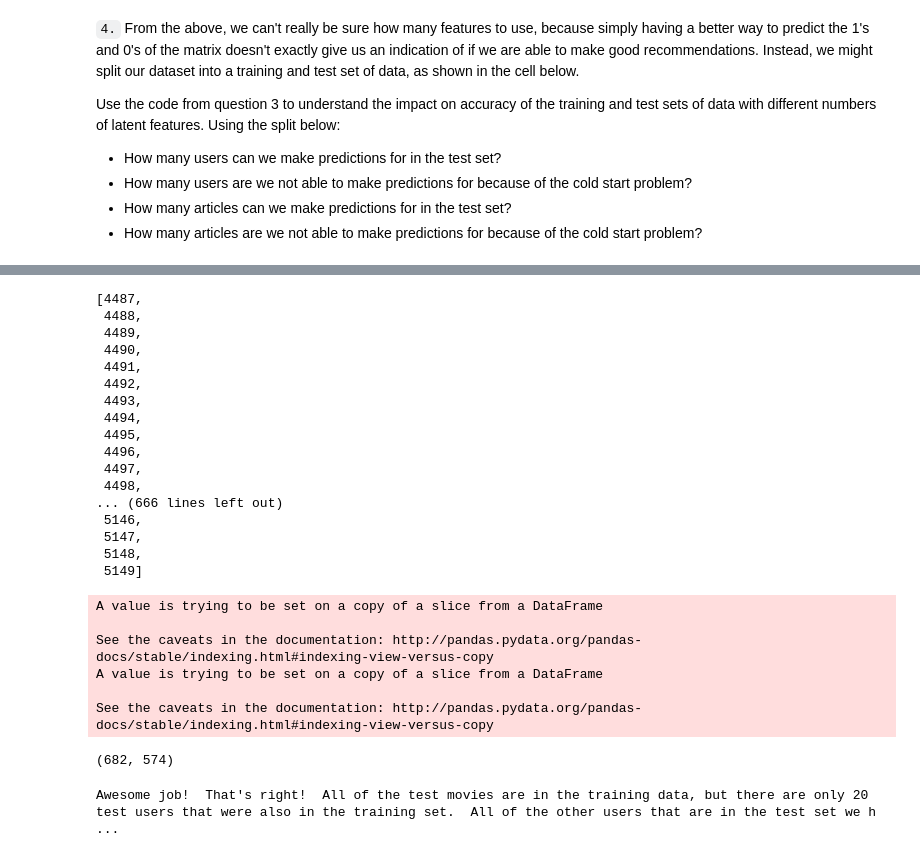
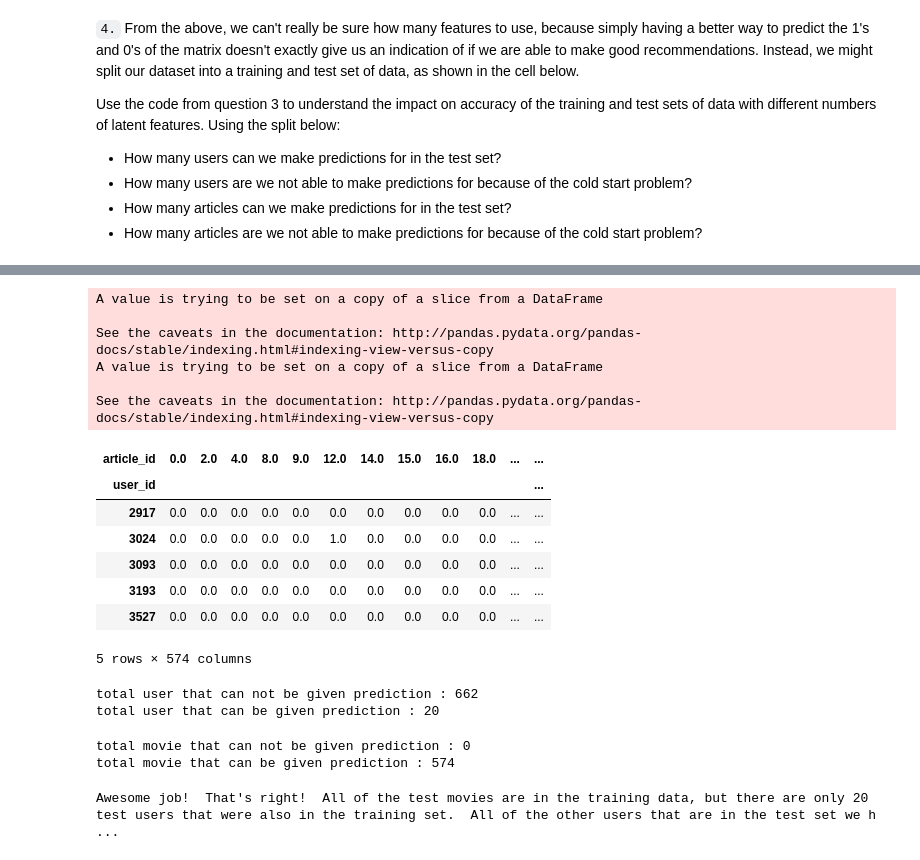
Before and after one commit to irfanespe/RecommendationWithIBM, a Jupyter notebook: Recommendations_with_IBM.ipynb, the cells around one changed output, grey strips where cells are left out. Cells and saved outputs as stored; diff of their text form; code cells hidden in the pictures.

```diff
--- a/Recommendations_with_IBM.ipynb
+++ b/Recommendations_with_IBM.ipynb
@@ -808,23 +982,3 @@ df.head(20).drop(columns={'title'})
-# %%
-list(df_test.user_id.unique())
-# %% [output]
-[4487,
- 4488,
- 4489,
- 4490,
- 4491,
- 4492,
- 4493,
- 4494,
- 4495,
- 4496,
- 4497,
- 4498,
-... (666 lines left out)
- 5146,
- 5147,
- 5148,
- 5149]
 # %%
 df_train = df.head(40000)
 df_test = df.tail(5993)
@@ -872,7 +1026,15 @@ See the caveats in the documentation: http://pandas.pydata.org/pandas-docs/stabl
 A value is trying to be set on a copy of a slice from a DataFrame
 
 See the caveats in the documentation: http://pandas.pydata.org/pandas-docs/stable/indexing.html#indexing-view-versus-copy
-# %%
-user_item_test.notnull().shape
-# %% [output]
-(682, 574)
+# %%
+# user and article numbers
+user_item_test.head()
+# %% [output]
+| article_id | 0.0 | 2.0 | 4.0 | 8.0 | 9.0 | 12.0 | 14.0 | 15.0 | 16.0 | 18.0 | ... | ... |
+| user_id |  |  |  |  |  |  |  |  |  |  |  | ... |
+| 2917 | 0.0 | 0.0 | 0.0 | 0.0 | 0.0 | 0.0 | 0.0 | 0.0 | 0.0 | 0.0 | ... | ... |
+| 3024 | 0.0 | 0.0 | 0.0 | 0.0 | 0.0 | 1.0 | 0.0 | 0.0 | 0.0 | 0.0 | ... | ... |
+| 3093 | 0.0 | 0.0 | 0.0 | 0.0 | 0.0 | 0.0 | 0.0 | 0.0 | 0.0 | 0.0 | ... | ... |
+| 3193 | 0.0 | 0.0 | 0.0 | 0.0 | 0.0 | 0.0 | 0.0 | 0.0 | 0.0 | 0.0 | ... | ... |
+| 3527 | 0.0 | 0.0 | 0.0 | 0.0 | 0.0 | 0.0 | 0.0 | 0.0 | 0.0 | 0.0 | ... | ... |
+5 rows × 574 columns
@@ -879,3 +1043,35 @@ user_item_test.notnull().shape
+# %%
+# make set for user in training and test item
+set_user_train = set(user_item_train.index)
+set_user_test = set(user_item_test.index)
+
+# compare set on both user_item
+cannot_pred_user = len(list(set_user_test.difference(set_user_train)))
+
+# find same value on both set
+same_user = len(list(set_user_test.intersection(set_user_train)))
+
+print('total user that can not be given prediction : {}'.format(cannot_pred_user))
+print('total user that can be given prediction : {}'.format(same_user))
+# %% [output]
+total user that can not be given prediction : 662
+total user that can be given prediction : 20
+# %%
+# make set for movie in training and test item
+set_mov_train = set(user_item_train.columns)
+set_mov_test = set(user_item_test.columns)
+
+# compare set on both user_item
+cannot_pred_mov = len(list(set_mov_test.difference(set_mov_train)))
+
+# find same value on both set
+same_mov = len(list(set_mov_test.intersection(set_mov_train)))
+
+print('total movie that can not be given prediction : {}'.format(cannot_pred_mov))
+print('total movie that can be given prediction : {}'.format(same_mov))
+# %% [output]
+total movie that can not be given prediction : 0
+total movie that can be given prediction : 574
 # %%
 # Replace the values in the dictionary below
 a = 662
```
Also changed, not shown: parts of 28 cells of this notebook, 2 other files.
